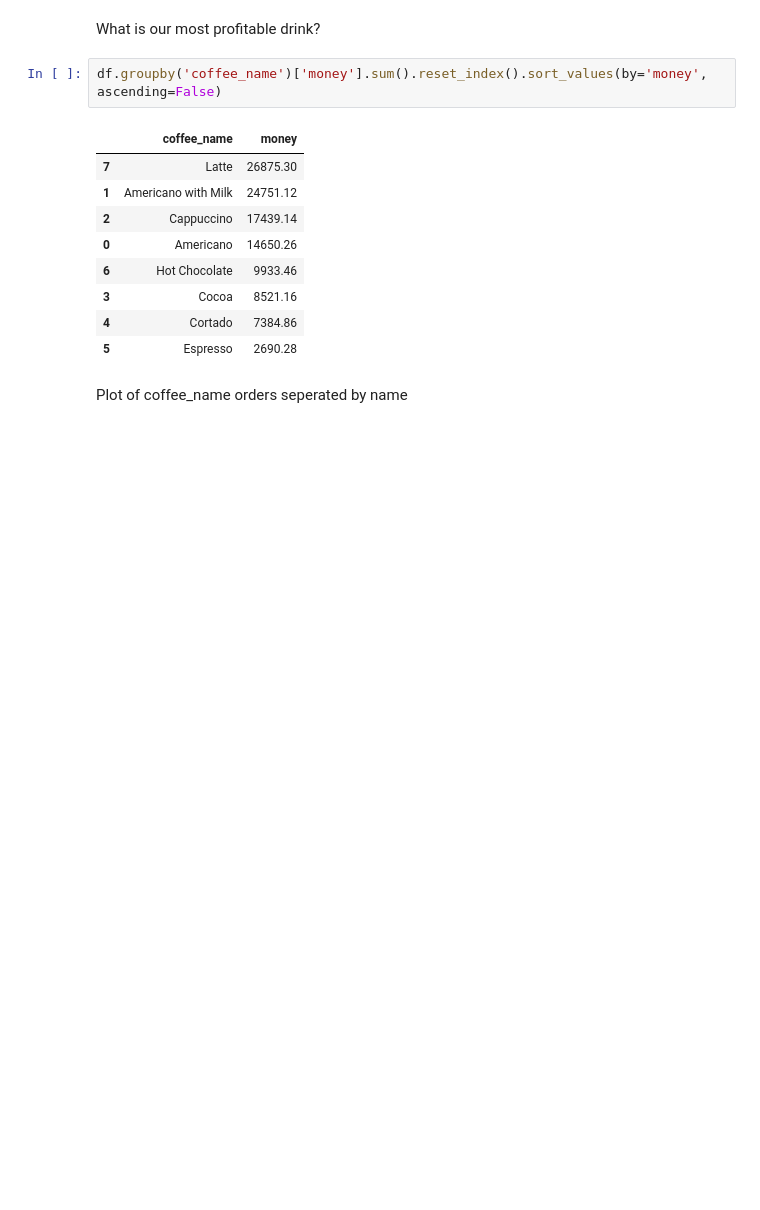
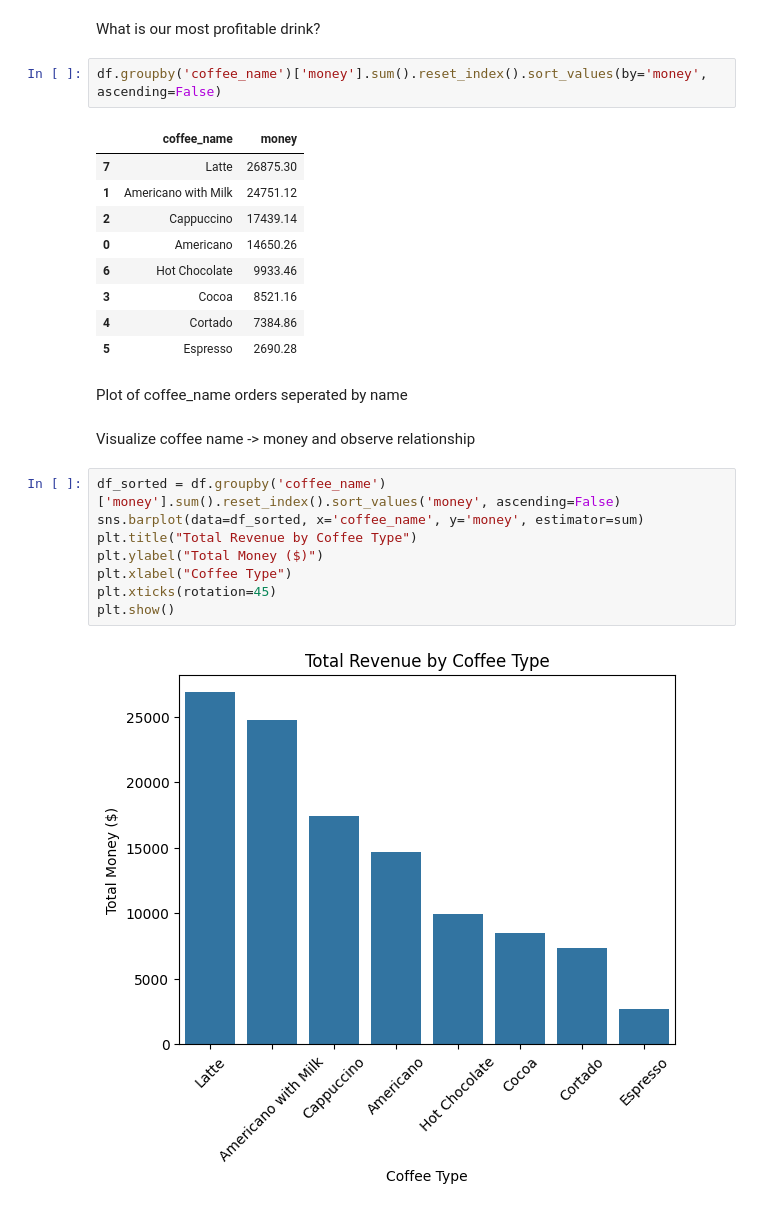
Before and after one commit to imdevean/coffee-cafe, a Jupyter notebook: notebooks/coffee.ipynb, the cells around one changed output. Drawn from its saved outputs; the diff is of its cells as text; blank space fills up the shorter version.

Commit message:
visualizations

```diff
--- a/notebooks/coffee.ipynb
+++ b/notebooks/coffee.ipynb
@@ -179,3 +178,15 @@ df.groupby('coffee_name')['money'].sum().reset_index().sort_values(by='money', a
 | 5 | Espresso | 2690.28 |
 # %% [markdown]
 Plot of coffee_name orders seperated by name
+# %% [markdown]
+Visualize coffee name -> money and observe relationship
+# %%
+df_sorted = df.groupby('coffee_name')['money'].sum().reset_index().sort_values('money', ascending=False)
+sns.barplot(data=df_sorted, x='coffee_name', y='money', estimator=sum)
+plt.title("Total Revenue by Coffee Type")
+plt.ylabel("Total Money ($)")
+plt.xlabel("Coffee Type")
+plt.xticks(rotation=45)
+plt.show()
+# %% [output]
+[figure, added]
```
Also changed, not shown: parts of 7 cells of this notebook.
